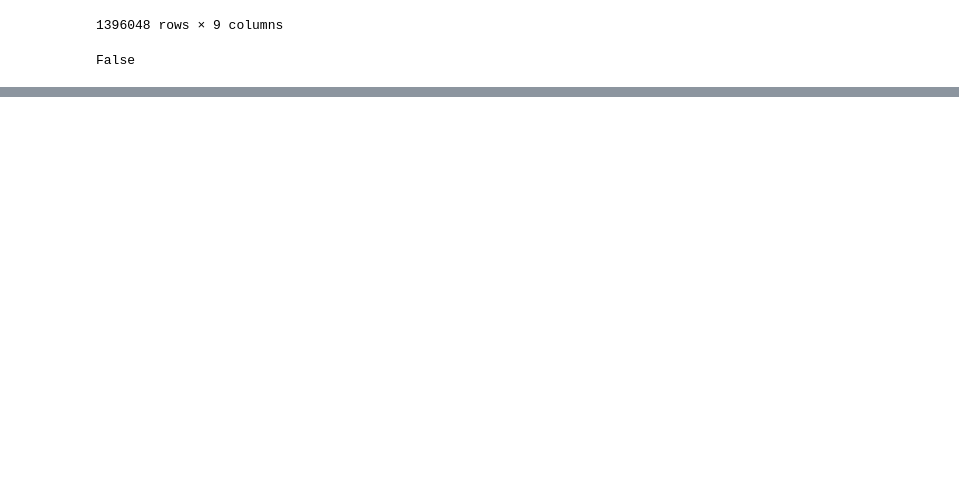
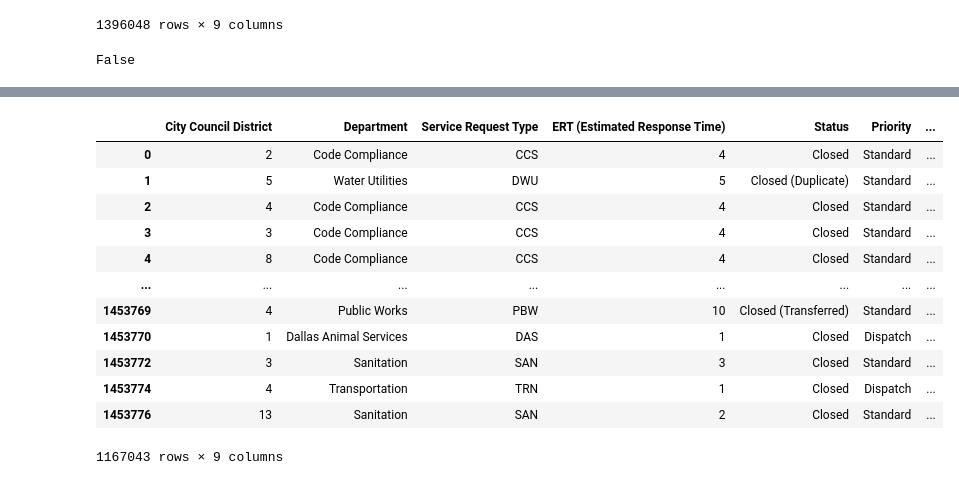
Before and after one commit to PranavShidlaghatta/Urban_Echo, a Jupyter notebook: cleaning.ipynb, the cells around one changed output, grey strips where cells are left out. Drawn from its saved outputs; the diff is of its cells as text; code cells hidden in the pictures; blank space fills up the shorter version.

Commit message:
Add files via upload
The data has been standardized

```diff
--- a/cleaning.ipynb
+++ b/cleaning.ipynb
@@ -149,2 +152,20 @@ dtype: object
+# %%
+df311['Zip Code'] = df311['Address'].str[-5:].str.strip()
+df311 = df311.drop(columns= 'Address')
+df311
+# %% [output]
+|  | City Council District | Department | Service Request Type | ERT (Estimated Response Time) | Status | Priority | ... |
+| 0 | 2 | Code Compliance | CCS | 4 | Closed | Standard | ... |
+| 1 | 5 | Water Utilities | DWU | 5 | Closed (Duplicate) | Standard | ... |
+| 2 | 4 | Code Compliance | CCS | 4 | Closed | Standard | ... |
+| 3 | 3 | Code Compliance | CCS | 4 | Closed | Standard | ... |
+| 4 | 8 | Code Compliance | CCS | 4 | Closed | Standard | ... |
+| ... | ... | ... | ... | ... | ... | ... | ... |
+| 1453769 | 4 | Public Works | PBW | 10 | Closed (Transferred) | Standard | ... |
+| 1453770 | 1 | Dallas Animal Services | DAS | 1 | Closed | Dispatch | ... |
+| 1453772 | 3 | Sanitation | SAN | 3 | Closed | Standard | ... |
+| 1453774 | 4 | Transportation | TRN | 1 | Closed | Dispatch | ... |
+| 1453776 | 13 | Sanitation | SAN | 2 | Closed | Standard | ... |
+1167043 rows × 9 columns
 # %%
 df311.to_csv('311_cleaned.csv', sep=',', index=False)
```
Also changed, not shown: parts of 6 cells of this notebook.
